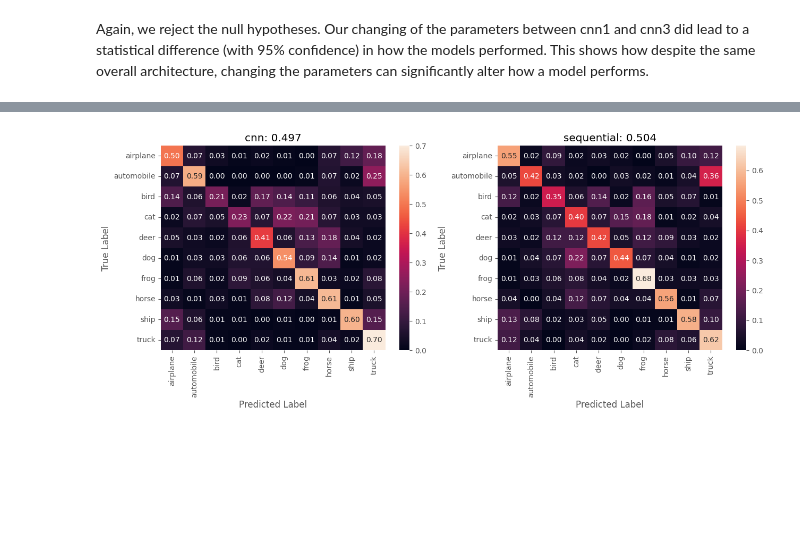
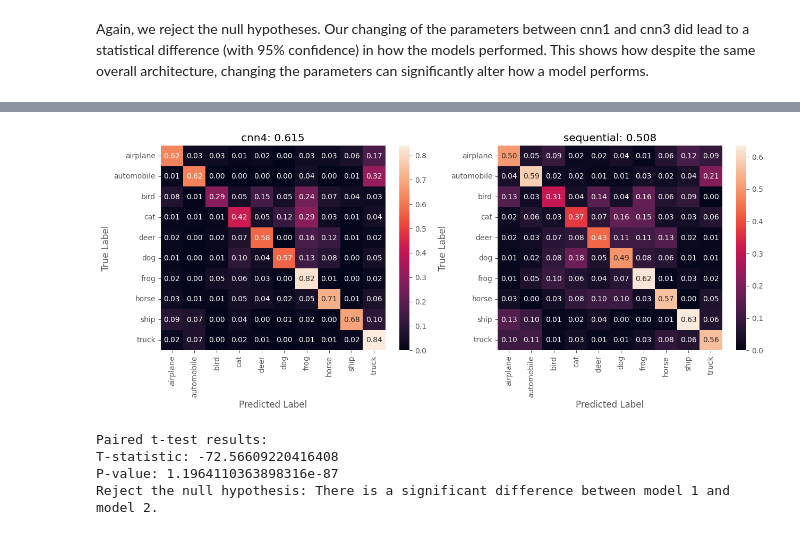
Before and after one commit to wyattsaltzman/ML-F23-Lab6, a Jupyter notebook: lab6.ipynb, the cells around one changed output, grey strips where cells are left out. Saved outputs shown, nothing was run; the diff lists cells and outputs as text; code cells hidden in the pictures; blank space fills up the shorter version.

```diff
--- a/lab6.ipynb
+++ b/lab6.ipynb
@@ -587,9 +553,9 @@ cnn4 = Sequential(name='cnn4')
 cnn4.add(RandomFlip('horizontal'))
 cnn4.add(RandomRotation(0.2))
 
-cnn4.add(Conv2D(32, (3, 3), padding='same', activation='relu', input_shape=(IMG_HEIGHT, IMG_WIDTH, IMG_CHANNELS)))
+cnn4.add(Conv2D(32, (5, 5), padding='same', activation='relu', input_shape=(IMG_HEIGHT, IMG_WIDTH, IMG_CHANNELS)))
 cnn4.add(BatchNormalization())
-cnn4.add(Conv2D(32, (3, 3), padding='same', activation='relu'))
+cnn4.add(Conv2D(32, (5, 5), padding='same', activation='relu'))
 cnn4.add(BatchNormalization())
 cnn4.add(MaxPooling2D(pool_size=(2, 2)))
 cnn4.add(Dropout(0.3))
@@ -609,7 +575,7 @@ cnn4.add(MaxPooling2D(pool_size=(2, 2)))
 cnn4.add(Dropout(0.5))
 
 cnn4.add(Flatten())
-cnn4.add(Dense(128, activation='relu'))
+cnn4.add(Dense(256, activation='relu'))
 cnn4.add(BatchNormalization())
 cnn4.add(Dropout(0.5))
 cnn4.add(Dense(N_CLASSES, activation='softmax'))
@@ -618,12 +584,6 @@ cnn4.compile(loss='categorical_crossentropy', optimizer='adam', metrics=['accura
 cnn4.build(input_shape=(None, IMG_HEIGHT, IMG_WIDTH, IMG_CHANNELS))
 
 print(cnn4.summary())
-
-# Plot the model
-plot_model(
-    cnn4, to_file='model.png', show_shapes=True, show_layer_names=True,
-    rankdir='LR', expand_nested=False, dpi=96
-)
 # %% [output]
 Model: "cnn4"
 _________________________________________________________________
@@ -880,0 +843,21 @@ plot_model(
+# %%
+from tensorflow.keras.applications import VGG16
+from tensorflow.keras.models import Sequential
+from tensorflow.keras.layers import Flatten, Dense
+
+base_model = VGG16(weights='imagenet', include_top=False, input_shape=(32, 32, 3))
+
+transfer_learning_model = Sequential()
+transfer_learning_model.add(base_model)
+transfer_learning_model.add(Flatten())
+transfer_learning_model.add(Dense(256, activation='relu'))
+transfer_learning_model.add(Dense(10, activation='softmax'))  # 10 classes in CIFAR-10
+
+# Do not train the pre-trained VGG16 layers
+for layer in base_model.layers:
+    layer.trainable = False
+
+transfer_learning_model.compile(loss='categorical_crossentropy', optimizer='adam',  metrics=['accuracy'])
+transfer_learning_model.build(input_shape=(None, IMG_HEIGHT, IMG_WIDTH, IMG_CHANNELS))
+
+print(transfer_learning_model.summary())
@@ -881,3 +887,2 @@ plot_model(
 # %%
-cnn4_history = cnn4.fit(X_train, y_train_ohe, epochs=100, batch_size=64, shuffle=True,
-                        validation_data=(X_test, y_test_ohe), verbose=1,)
+transfer_learning_model_history = transfer_learning_model.fit(X_train, y_train_ohe, epochs=100, batch_size=32, validation_data=(X_test, y_test_ohe))
@@ -968,3 +931,3 @@ plt.show()
 # %%
-confusion_matrix_compare(cnn, model, X_test, y_test, labels=labels)
+confusion_matrix_compare(cnn4, transfer_learning_model, X_test, y_test, labels=labels)
 # %% [output]
@@ -973 +936 @@ confusion_matrix_compare(cnn, model, X_test, y_test, labels=labels)
-[figure, old version]
+[figure, new version]
@@ -976,0 +937,7 @@ print(f"Test Accuracy: {test_accuracy * 100:.2f}%")
+# %%
+paired_t_test(cnn4_history, transfer_learning_model_history)
+# %% [output]
+Paired t-test results:
+T-statistic: -72.56609220416408
+P-value: 1.1964110363898316e-87
+Reject the null hypothesis: There is a significant difference between model 1 and model 2.
```
Also changed, not shown: parts of 58 cells of this notebook, 1 other file.
